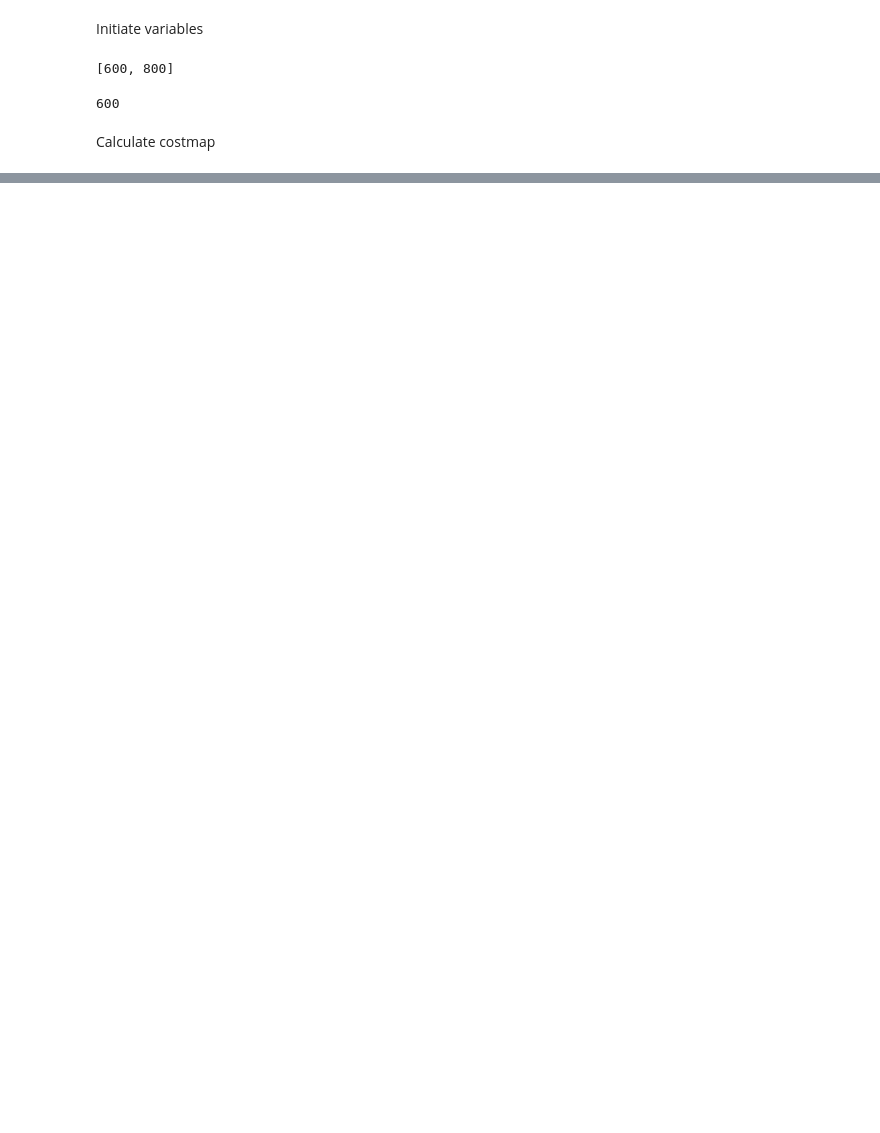
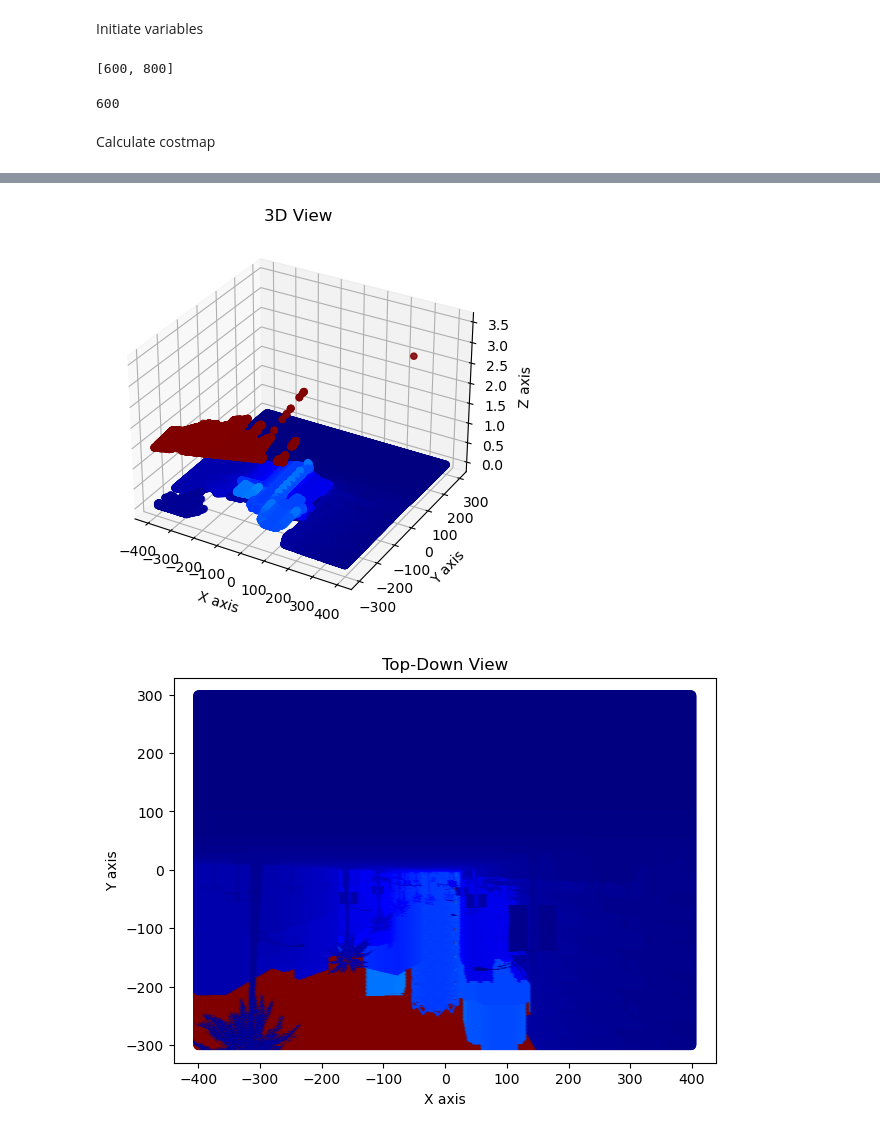
Before and after one commit to Marijn-dev/AI-for-priority-vehicles, a Jupyter notebook: PicToMap.ipynb, the cells around one changed output, grey strips where cells are left out. Saved outputs shown, nothing was run; the diff lists cells and outputs as text; code cells hidden in the pictures; blank space fills up the shorter version.

```diff
--- a/PicToMap.ipynb
+++ b/PicToMap.ipynb
@@ -158,0 +194,52 @@ def get_point_world_coordinates(point_img, K_inv, R, t, Height, Width):
+# %%
+import numpy as np
+import matplotlib.pyplot as plt
+from mpl_toolkits.mplot3d import Axes3D
+
+# # Load the arrays from the files
+# camera_index_mat = np.load('/mnt/data/camera_index_mat.npy')
+# z = np.load('/mnt/data/z.npy')
+# normalized = np.load('/mnt/data/normalized.npy')
+
+# Reshape z for consistency
+z = z.reshape(camera_index_mat.shape[:2])
+
+# Prepare data for plotting
+x_data = camera_index_mat[:, :, 0]
+y_data = camera_index_mat[:, :, 1]
+z_data = z
+color_data = normalized
+
+# Create 3D scatter plot
+fig_3d = plt.figure(figsize=(7, 5))
+ax_3d = fig_3d.add_subplot(111, projection='3d')
+scatter3d = ax_3d.scatter(x_data, y_data, z_data, c=color_data, cmap='jet')
+ax_3d.set_title('3D View')
+ax_3d.set_xlabel('X axis')
+ax_3d.set_ylabel('Y axis')
+ax_3d.set_zlabel('Z axis')
+
+plt.show()
+
+# # Save 3D plot to a file
+# scatter_3d_filename = r'C:\Users\pepij\Documents\Master Year 1\Q3\5ARIP10 Interdisciplinary team project\code/scatter_3d.png'
+# plt.savefig(scatter_3d_filename)
+# plt.close(fig_3d)
+
+# Create top-down (XY) scatter plot
+fig_xy = plt.figure(figsize=(7, 5))
+ax_xy = fig_xy.add_subplot(111)
+scatter_xy = ax_xy.scatter(x_data, y_data, c=color_data, cmap='jet')
+ax_xy.set_title('Top-Down View')
+ax_xy.set_xlabel('X axis')
+ax_xy.set_ylabel('Y axis')
+
+plt.show()
+
+# # Save top-down plot to a file
+# scatter_xz_filename = r'C:\Users\pepij\Documents\Master Year 1\Q3\5ARIP10 Interdisciplinary team project\codescatter_xz.png'
+# plt.savefig(scatter_xz_filename)
+# plt.close(fig_xz)
+# %% [output]
+[figure, added]
+[figure, added]
```
Also changed, not shown: parts of 8 cells of this notebook.
